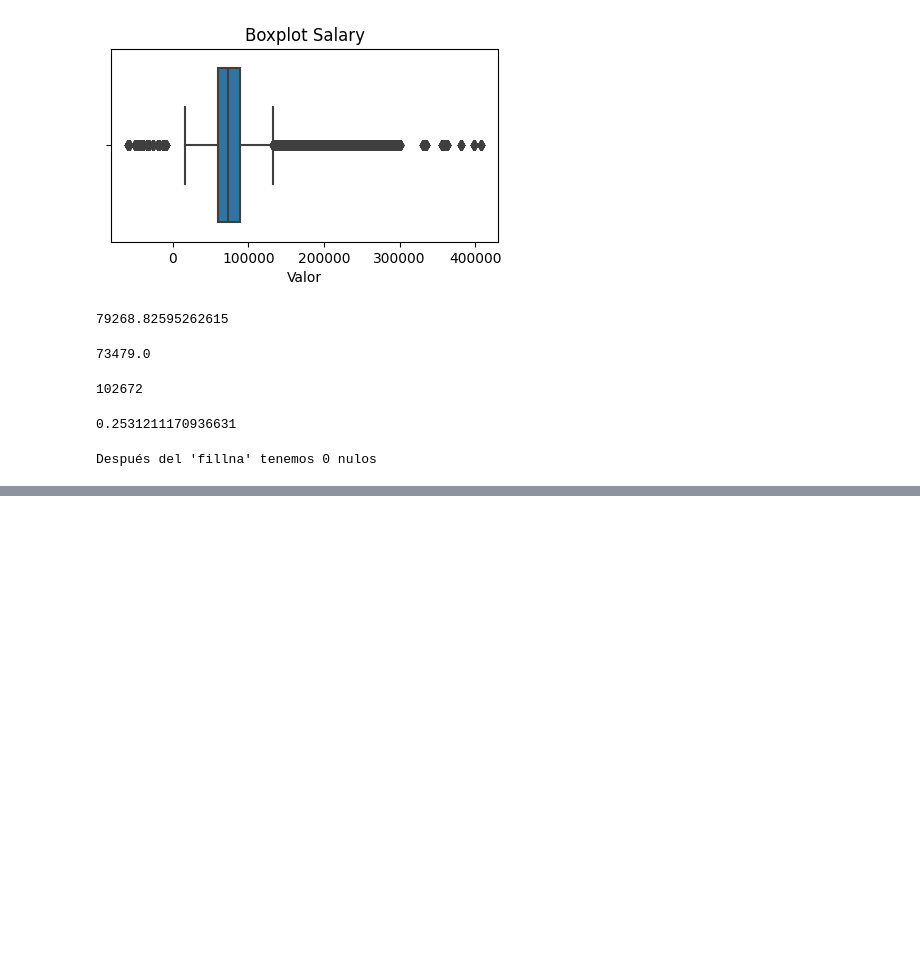
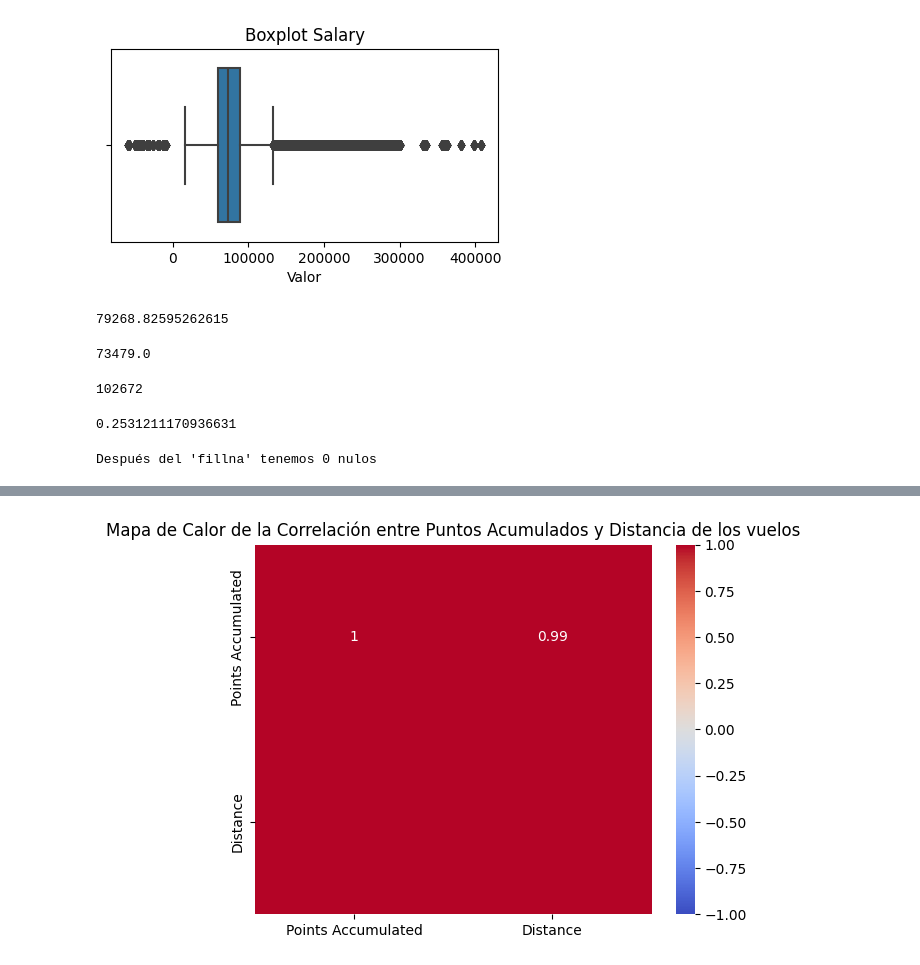
Before and after one commit to Adalab/bda-modulo-3-evaluacion-final-FrancaTortaroloo, a Jupyter notebook: Respuestas.ipynb, the cells around one changed output, grey strips where cells are left out. Saved outputs shown, nothing was run; the diff lists cells and outputs as text; code cells hidden in the pictures; blank space fills up the shorter version.

```diff
--- a/Respuestas.ipynb
+++ b/Respuestas.ipynb
@@ -204,0 +293,17 @@ Después del 'fillna' tenemos 0 nulos
+# %%
+# Seleccionar solo las columnas que queremos correlacionar
+df_correlacion = merge[['Points Accumulated', 'Distance' ]]
+
+# Calcular la matriz de correlación
+matriz_correlacion = df_correlacion.corr()
+
+# Crear el mapa de calor
+sns.heatmap(matriz_correlacion, annot=True, cmap='coolwarm', vmin=-1, vmax=1)
+
+# Configurar el título del mapa de calor
+plt.title('Mapa de Calor de la Correlación entre Puntos Acumulados y Distancia de los vuelos')
+
+# Mostrar el mapa de calor
+plt.show()
+# %% [output]
+[figure, added]
```
Also changed, not shown: parts of 16 cells of this notebook.
